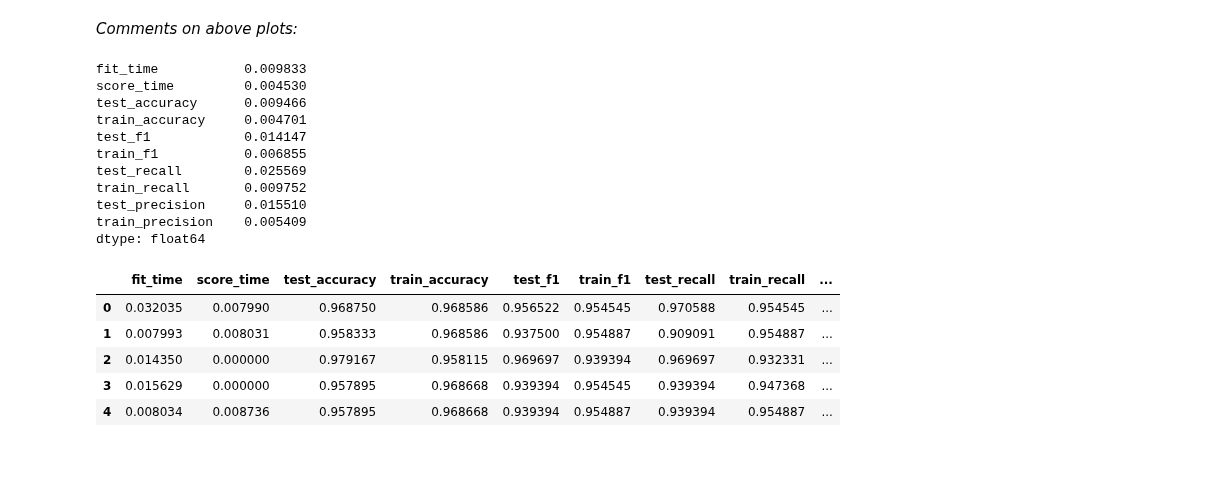
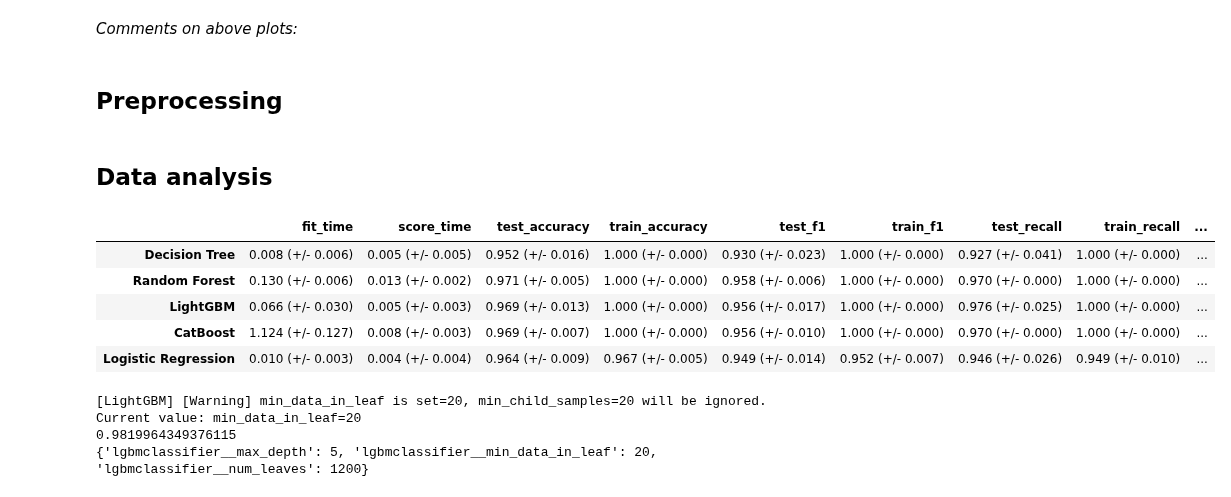
Before and after one commit to DSCI-310/DSCI-310-Group-5, a Jupyter notebook: analysis.ipynb, the cells around one changed output. Drawn from its saved outputs; the diff is of its cells as text; code cells hidden in the pictures; blank space fills up the shorter version.

Commit message:
constructed analysis structure

```diff
--- a/analysis.ipynb
+++ b/analysis.ipynb
@@ -179,10 +184,14 @@ for var, subplot in zip(numeric_looking_columns, ax.flatten()):
 [figure]
 # %% [markdown]
 *Comments on above plots:*
+# %% [markdown]
+## Preprocessing
 # %%
 numeric_transformer = StandardScaler()
 ct = make_column_transformer(
     (numeric_transformer, numeric_looking_columns))
+# %% [markdown]
+## Data analysis
 # %%
 scoring = [
     "accuracy",
@@ -190,29 +199,3 @@ scoring = [
     "recall",
     "precision",
 ]
-
-pipe_reg = make_pipeline(ct,LogisticRegression(max_iter=100000))
-
-scores = cross_validate(
-    pipe_reg, X_train, y_train, return_train_score=True, scoring= scoring
-)
-print(pd.DataFrame(scores).std())
-pd.DataFrame(scores)
-# %% [output]
-fit_time           0.009833
-score_time         0.004530
-test_accuracy      0.009466
-train_accuracy     0.004701
-test_f1            0.014147
-train_f1           0.006855
-test_recall        0.025569
-train_recall       0.009752
-test_precision     0.015510
-train_precision    0.005409
-dtype: float64
-|  | fit_time | score_time | test_accuracy | train_accuracy | test_f1 | train_f1 | test_recall | train_recall | ... |
-| 0 | 0.032035 | 0.007990 | 0.968750 | 0.968586 | 0.956522 | 0.954545 | 0.970588 | 0.954545 | ... |
-| 1 | 0.007993 | 0.008031 | 0.958333 | 0.968586 | 0.937500 | 0.954887 | 0.909091 | 0.954887 | ... |
-| 2 | 0.014350 | 0.000000 | 0.979167 | 0.958115 | 0.969697 | 0.939394 | 0.969697 | 0.932331 | ... |
-| 3 | 0.015629 | 0.000000 | 0.957895 | 0.968668 | 0.939394 | 0.954545 | 0.939394 | 0.947368 | ... |
-| 4 | 0.008034 | 0.008736 | 0.957895 | 0.968668 | 0.939394 | 0.954887 | 0.939394 | 0.954887 | ... |
@@ -218,0 +231,49 @@ dtype: float64
+# %%
+pipe_dt = make_pipeline(ct, DecisionTreeClassifier(random_state=123))
+pipe_rf = make_pipeline(ct, RandomForestClassifier(random_state=123))
+pipe_lgbm = make_pipeline(ct, LGBMClassifier(random_state=123))
+pipe_catboost = make_pipeline(
+    ct, CatBoostClassifier(verbose=0, random_state=123)
+)
+pipe_reg = make_pipeline(ct,LogisticRegression(max_iter=100000))
+
+classifiers = {
+    "Decision Tree": pipe_dt,
+    "Random Forest": pipe_rf,
+    "LightGBM": pipe_lgbm,
+    "CatBoost": pipe_catboost,
+    "Logistic Regression" : pipe_reg
+}
+
+results = {}
+
+for (name, model) in classifiers.items():
+    results[name] = mean_std_cross_val_scores(
+        model, X_train, y_train, return_train_score=True, scoring = scoring
+    )
+
+
+pd.DataFrame(results).T
+# %% [output]
+|  | fit_time | score_time | test_accuracy | train_accuracy | test_f1 | train_f1 | test_recall | train_recall | ... |
+| Decision Tree | 0.008 (+/- 0.006) | 0.005 (+/- 0.005) | 0.952 (+/- 0.016) | 1.000 (+/- 0.000) | 0.930 (+/- 0.023) | 1.000 (+/- 0.000) | 0.927 (+/- 0.041) | 1.000 (+/- 0.000) | ... |
+| Random Forest | 0.130 (+/- 0.006) | 0.013 (+/- 0.002) | 0.971 (+/- 0.005) | 1.000 (+/- 0.000) | 0.958 (+/- 0.006) | 1.000 (+/- 0.000) | 0.970 (+/- 0.000) | 1.000 (+/- 0.000) | ... |
+| LightGBM | 0.066 (+/- 0.030) | 0.005 (+/- 0.003) | 0.969 (+/- 0.013) | 1.000 (+/- 0.000) | 0.956 (+/- 0.017) | 1.000 (+/- 0.000) | 0.976 (+/- 0.025) | 1.000 (+/- 0.000) | ... |
+| CatBoost | 1.124 (+/- 0.127) | 0.008 (+/- 0.003) | 0.969 (+/- 0.007) | 1.000 (+/- 0.000) | 0.956 (+/- 0.010) | 1.000 (+/- 0.000) | 0.970 (+/- 0.000) | 1.000 (+/- 0.000) | ... |
+| Logistic Regression | 0.010 (+/- 0.003) | 0.004 (+/- 0.004) | 0.964 (+/- 0.009) | 0.967 (+/- 0.005) | 0.949 (+/- 0.014) | 0.952 (+/- 0.007) | 0.946 (+/- 0.026) | 0.949 (+/- 0.010) | ... |
+# %%
+rs_params = {
+        'lgbmclassifier__max_depth': (5, 30, 1),
+        'lgbmclassifier__min_data_in_leaf': (20, 120, 5),
+        'lgbmclassifier__num_leaves': (1200, 1550, 5) }
+
+search = GridSearchCV(
+    pipe_lgbm, rs_params, cv=5, n_jobs=-1,  scoring="recall", return_train_score=True)
+
+search.fit(X_train, y_train)
+print(search.best_score_)
+print(search.best_params_)
+# %% [output]
+[LightGBM] [Warning] min_data_in_leaf is set=20, min_child_samples=20 will be ignored. Current value: min_data_in_leaf=20
+0.9819964349376115
+{'lgbmclassifier__max_depth': 5, 'lgbmclassifier__min_data_in_leaf': 20, 'lgbmclassifier__num_leaves': 1200}
```
Also changed, not shown: parts of 10 cells of this notebook.
